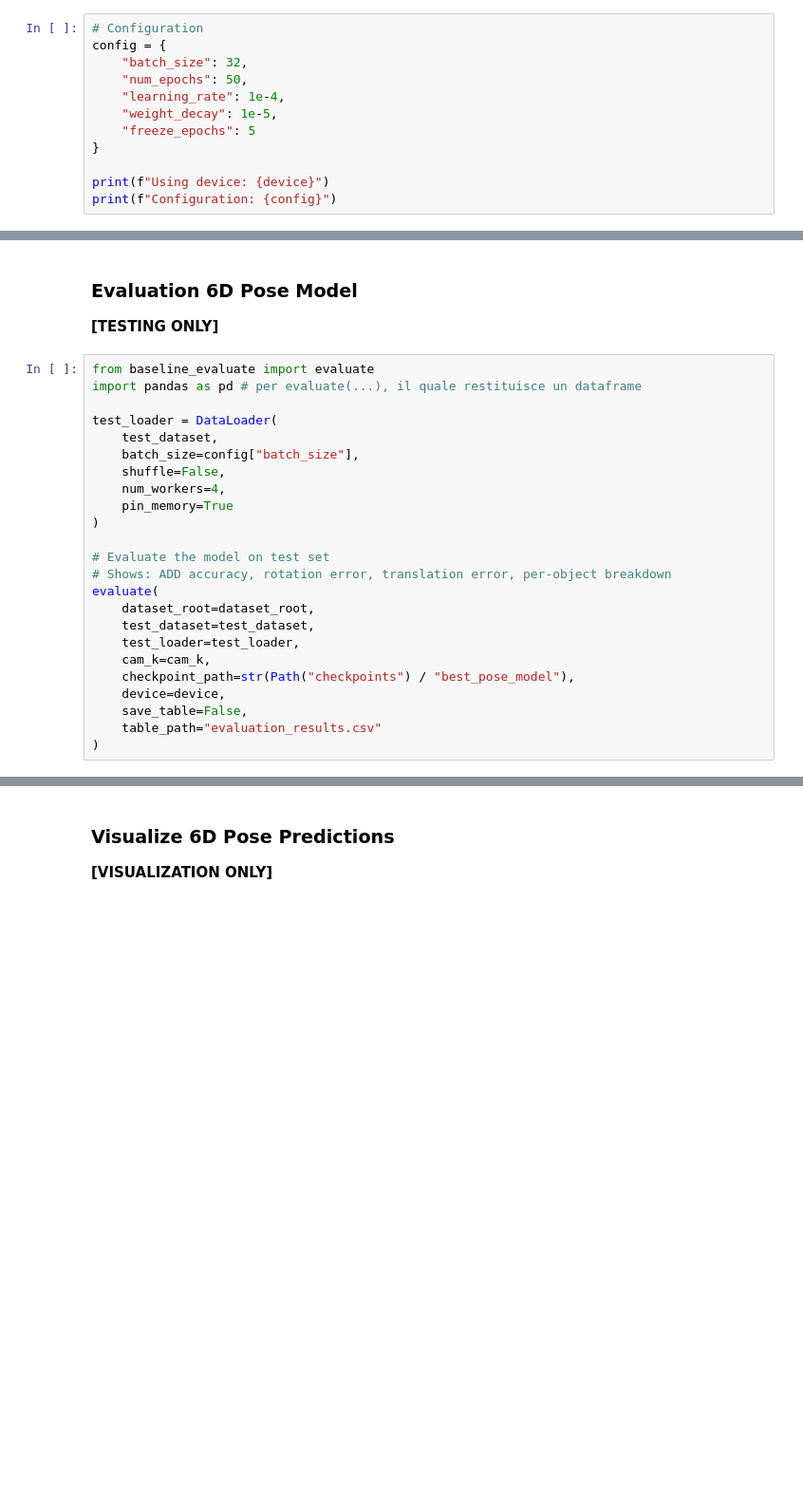
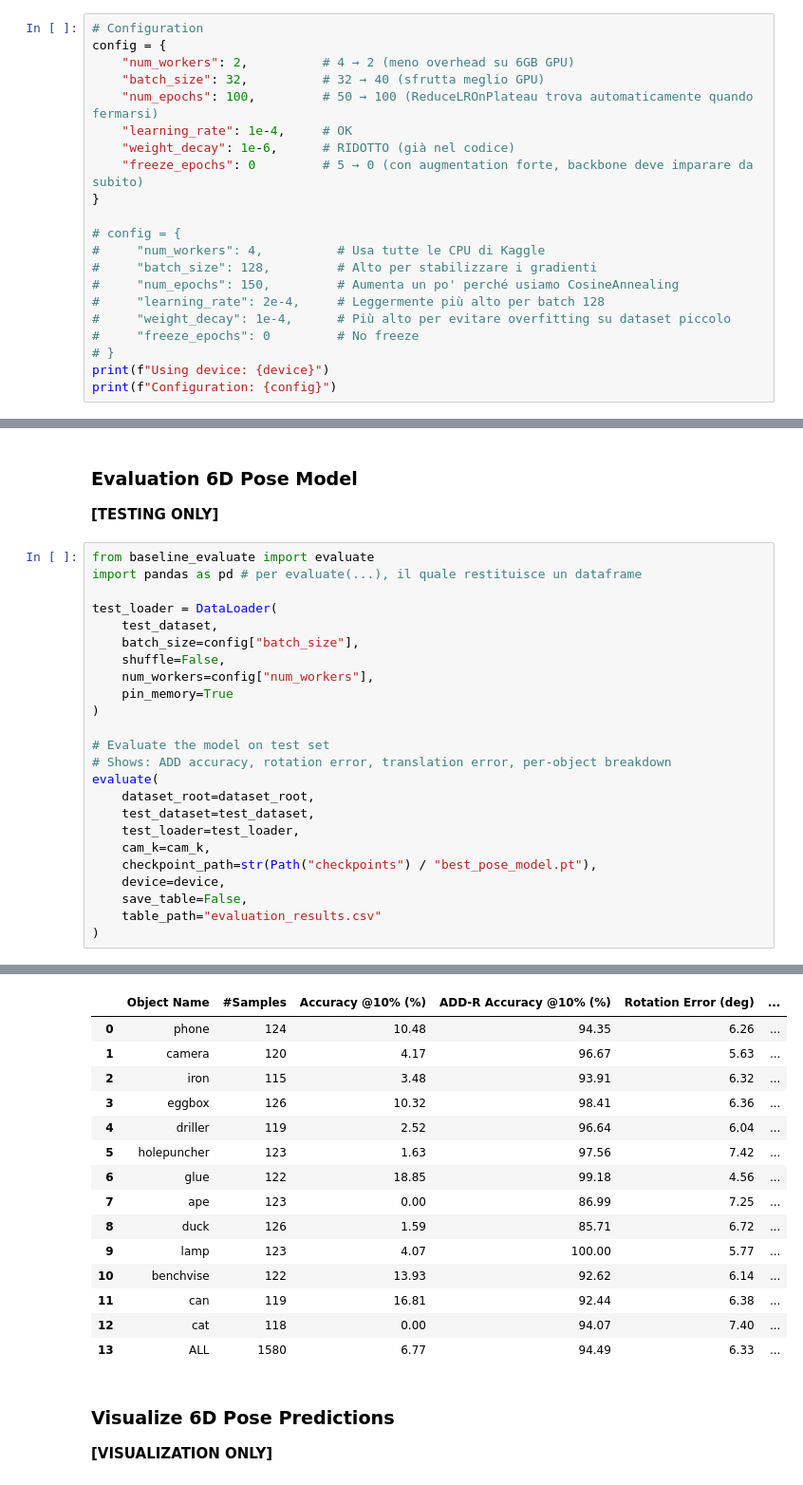
Before and after one commit to luigiaceto/6D-pose-estimation, a Jupyter notebook: experiment_guide.ipynb, the cells around one changed output, grey strips where cells are left out. Shown at 95% size. Cells and saved outputs as stored; diff of their text form; blank space fills up the shorter version.

```diff
--- a/experiment_guide.ipynb
+++ b/experiment_guide.ipynb
@@ -345,12 +355,21 @@ for img_path in test_images:
 # %%
 # Configuration
 config = {
-    "batch_size": 32,
-    "num_epochs": 50,
-    "learning_rate": 1e-4,
-    "weight_decay": 1e-5,
-    "freeze_epochs": 5
+    "num_workers": 2,          # 4 → 2 (meno overhead su 6GB GPU)
+    "batch_size": 32,          # 32 → 40 (sfrutta meglio GPU)
+    "num_epochs": 100,         # 50 → 100 (ReduceLROnPlateau trova automaticamente quando fermarsi)
+    "learning_rate": 1e-4,     # OK
+    "weight_decay": 1e-6,      # RIDOTTO (già nel codice)
+    "freeze_epochs": 0         # 5 → 0 (con augmentation forte, backbone deve imparare da subito)
 }
 
+# config = {
+#     "num_workers": 4,          # Usa tutte le CPU di Kaggle
+#     "batch_size": 128,         # Alto per stabilizzare i gradienti
+#     "num_epochs": 150,         # Aumenta un po' perché usiamo CosineAnnealing
+#     "learning_rate": 2e-4,     # Leggermente più alto per batch 128
+#     "weight_decay": 1e-4,      # Più alto per evitare overfitting su dataset piccolo
+#     "freeze_epochs": 0         # No freeze
+# }
 print(f"Using device: {device}")
 print(f"Configuration: {config}")
@@ -405,7 +483,7 @@ test_loader = DataLoader(
     test_dataset,
     batch_size=config["batch_size"],
     shuffle=False,
-    num_workers=4,
+    num_workers=config["num_workers"],
     pin_memory=True
 )
 
@@ -416,8 +494,9 @@ evaluate(
     test_dataset=test_dataset,
     test_loader=test_loader,
     cam_k=cam_k,
-    checkpoint_path=str(Path("checkpoints") / "best_pose_model"),
+    checkpoint_path=str(Path("checkpoints") / "best_pose_model.pt"),
     device=device,
     save_table=False,
     table_path="evaluation_results.csv"
 )
+# %% [output]
@@ -424,3 +505,18 @@ evaluate(
+|  | Object Name | #Samples | Accuracy @10% (%) | ADD-R Accuracy @10% (%) | Rotation Error (deg) | ... |
+| 0 | phone | 124 | 10.48 | 94.35 | 6.26 | ... |
+| 1 | camera | 120 | 4.17 | 96.67 | 5.63 | ... |
+| 2 | iron | 115 | 3.48 | 93.91 | 6.32 | ... |
+| 3 | eggbox | 126 | 10.32 | 98.41 | 6.36 | ... |
+| 4 | driller | 119 | 2.52 | 96.64 | 6.04 | ... |
+| 5 | holepuncher | 123 | 1.63 | 97.56 | 7.42 | ... |
+| 6 | glue | 122 | 18.85 | 99.18 | 4.56 | ... |
+| 7 | ape | 123 | 0.00 | 86.99 | 7.25 | ... |
+| 8 | duck | 126 | 1.59 | 85.71 | 6.72 | ... |
+| 9 | lamp | 123 | 4.07 | 100.00 | 5.77 | ... |
+| 10 | benchvise | 122 | 13.93 | 92.62 | 6.14 | ... |
+| 11 | can | 119 | 16.81 | 92.44 | 6.38 | ... |
+| 12 | cat | 118 | 0.00 | 94.07 | 7.40 | ... |
+| 13 | ALL | 1580 | 6.77 | 94.49 | 6.33 | ... |
 # %% [markdown]
 ### Visualize 6D Pose Predictions
 **[VISUALIZATION ONLY]**
```
Also changed, not shown: parts of 7 cells of this notebook, 3 other files.
